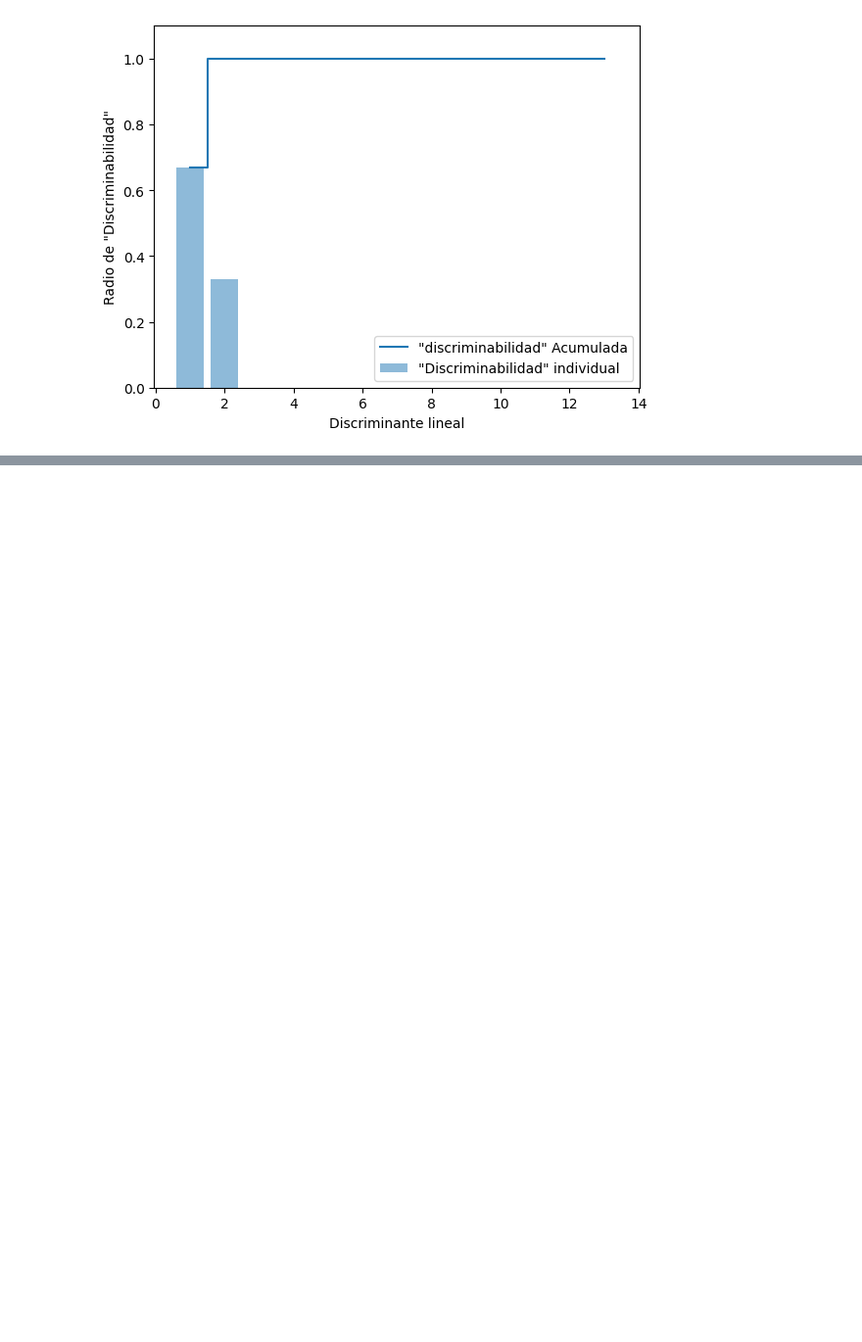
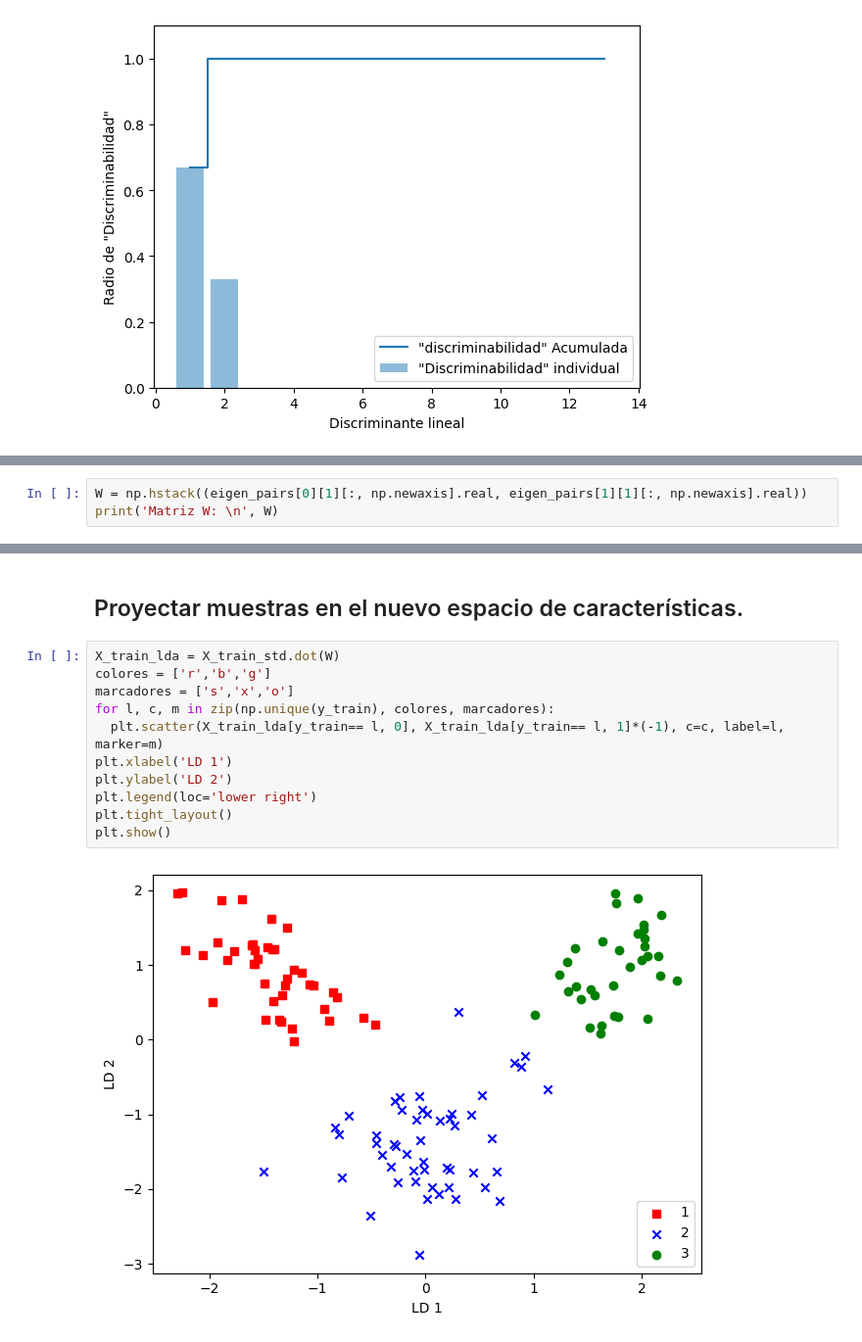
Before and after one commit to juancaalcaraz/practicaML, a Jupyter notebook: practicando_DS_wine.ipynb, the cells around one changed output, grey strips where cells are left out. Shown: that part at 98% size. Cells and saved outputs as stored; diff of their text form; blank space fills up the shorter version.

```diff
--- a/practicando_DS_wine.ipynb
+++ b/practicando_DS_wine.ipynb
@@ -564,0 +567,3 @@ plt.show()
+# %%
+W = np.hstack((eigen_pairs[0][1][:, np.newaxis].real, eigen_pairs[1][1][:, np.newaxis].real))
+print('Matriz W: \n', W)
@@ -564,0 +585,15 @@ plt.show()
+# %% [markdown]
+## Proyectar muestras en el nuevo espacio de características.
+# %%
+X_train_lda = X_train_std.dot(W)
+colores = ['r','b','g']
+marcadores = ['s','x','o']
+for l, c, m in zip(np.unique(y_train), colores, marcadores):
+  plt.scatter(X_train_lda[y_train== l, 0], X_train_lda[y_train== l, 1]*(-1), c=c, label=l, marker=m)
+plt.xlabel('LD 1')
+plt.ylabel('LD 2')
+plt.legend(loc='lower right')
+plt.tight_layout()
+plt.show()
+# %% [output]
+[figure, added]
```
Also changed, not shown: parts of 39 cells of this notebook.
